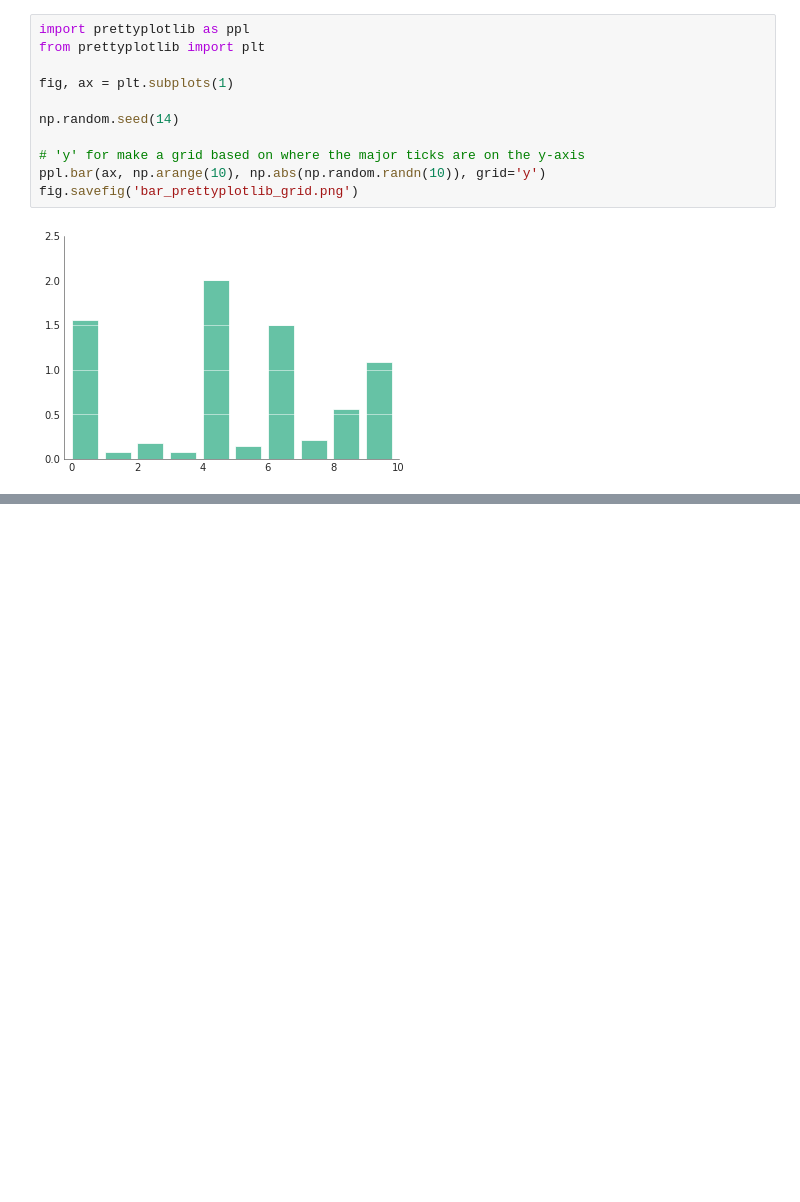
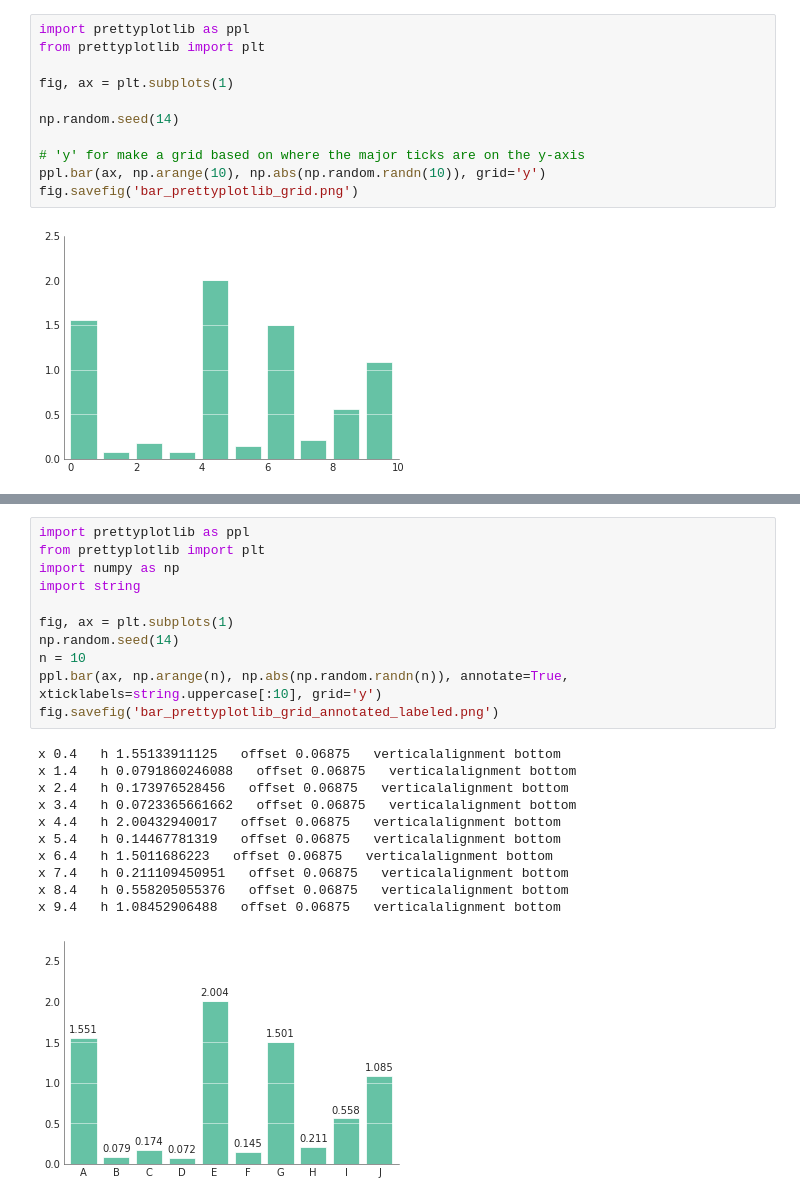
Before and after one commit to olgabot/prettyplotlib, a Jupyter notebook: examples/bar.ipynb, the cells around one changed output, grey strips where cells are left out. Cells and saved outputs as stored; diff of their text form; blank space fills up the shorter version.

```diff
--- a/examples/bar.ipynb
+++ b/examples/bar.ipynb
@@ -81,0 +71,23 @@ array([0, 1, 2, 3, 4, 5, 6, 7, 8, 9])
+# %%
+import prettyplotlib as ppl
+from prettyplotlib import plt
+import numpy as np
+import string
+
+fig, ax = plt.subplots(1)
+np.random.seed(14)
+n = 10
+ppl.bar(ax, np.arange(n), np.abs(np.random.randn(n)), annotate=True, xticklabels=string.uppercase[:10], grid='y')
+fig.savefig('bar_prettyplotlib_grid_annotated_labeled.png')
+# %% [output]
+x 0.4   h 1.55133911125   offset 0.06875   verticalalignment bottom
+x 1.4   h 0.0791860246088   offset 0.06875   verticalalignment bottom
+x 2.4   h 0.173976528456   offset 0.06875   verticalalignment bottom
+x 3.4   h 0.0723365661662   offset 0.06875   verticalalignment bottom
+x 4.4   h 2.00432940017   offset 0.06875   verticalalignment bottom
+x 5.4   h 0.14467781319   offset 0.06875   verticalalignment bottom
+x 6.4   h 1.5011686223   offset 0.06875   verticalalignment bottom
+x 7.4   h 0.211109450951   offset 0.06875   verticalalignment bottom
+x 8.4   h 0.558205055376   offset 0.06875   verticalalignment bottom
+x 9.4   h 1.08452906488   offset 0.06875   verticalalignment bottom
+[figure, added]
```
Also changed, not shown: parts of 4 cells of this notebook, 8 other files.
